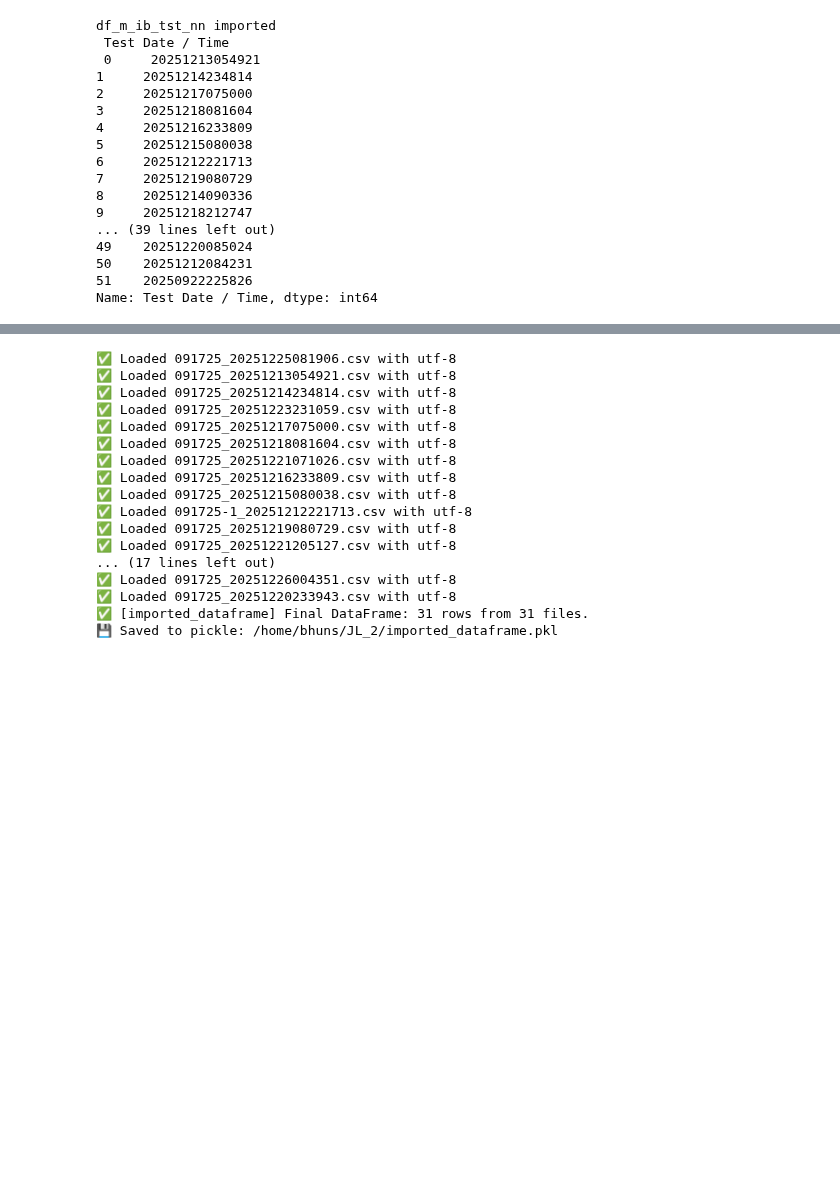
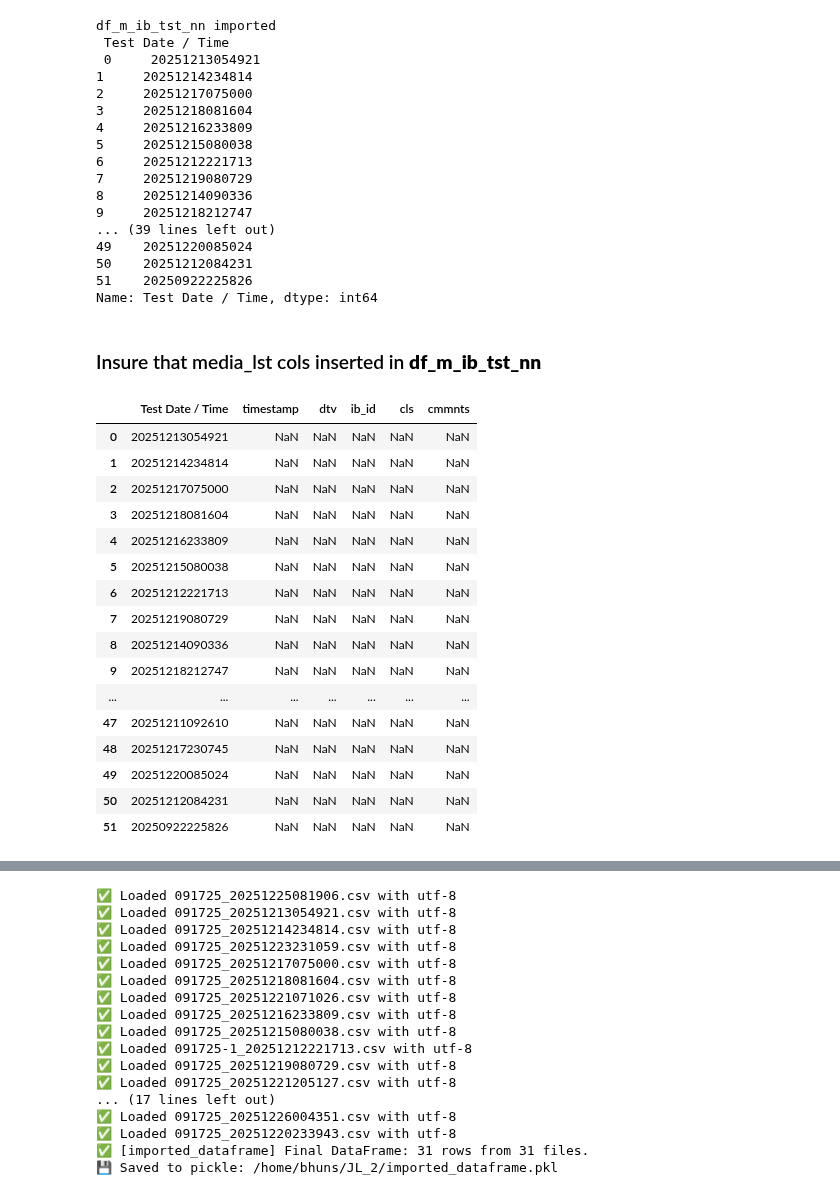
Before and after one commit to 1ratlabs/JL_2, a Jupyter notebook: col_wise_import.ipynb, the cells around one changed output, grey strips where cells are left out. Cells and saved outputs as stored; diff of their text form; code cells hidden in the pictures; blank space fills up the shorter version.

```diff
--- a/col_wise_import.ipynb
+++ b/col_wise_import.ipynb
@@ -278,3 +324,26 @@ df_m_ib_tst_nn imported
 50    20251212084231
 51    20250922225826
 Name: Test Date / Time, dtype: int64
+# %% [markdown]
+### Insure that media_lst cols inserted in **df_m_ib_tst_nn**
+# %%
+# verify
+df_m_ib_tst_nn[media_lst]
+# %% [output]
+|  | Test Date / Time | timestamp | dtv | ib_id | cls | cmmnts |
+| 0 | 20251213054921 | NaN | NaN | NaN | NaN | NaN |
+| 1 | 20251214234814 | NaN | NaN | NaN | NaN | NaN |
+| 2 | 20251217075000 | NaN | NaN | NaN | NaN | NaN |
+| 3 | 20251218081604 | NaN | NaN | NaN | NaN | NaN |
+| 4 | 20251216233809 | NaN | NaN | NaN | NaN | NaN |
+| 5 | 20251215080038 | NaN | NaN | NaN | NaN | NaN |
+| 6 | 20251212221713 | NaN | NaN | NaN | NaN | NaN |
+| 7 | 20251219080729 | NaN | NaN | NaN | NaN | NaN |
+| 8 | 20251214090336 | NaN | NaN | NaN | NaN | NaN |
+| 9 | 20251218212747 | NaN | NaN | NaN | NaN | NaN |
+| ... | ... | ... | ... | ... | ... | ... |
+| 47 | 20251211092610 | NaN | NaN | NaN | NaN | NaN |
+| 48 | 20251217230745 | NaN | NaN | NaN | NaN | NaN |
+| 49 | 20251220085024 | NaN | NaN | NaN | NaN | NaN |
+| 50 | 20251212084231 | NaN | NaN | NaN | NaN | NaN |
+| 51 | 20250922225826 | NaN | NaN | NaN | NaN | NaN |
```
Also changed, not shown: parts of 31 cells of this notebook.
